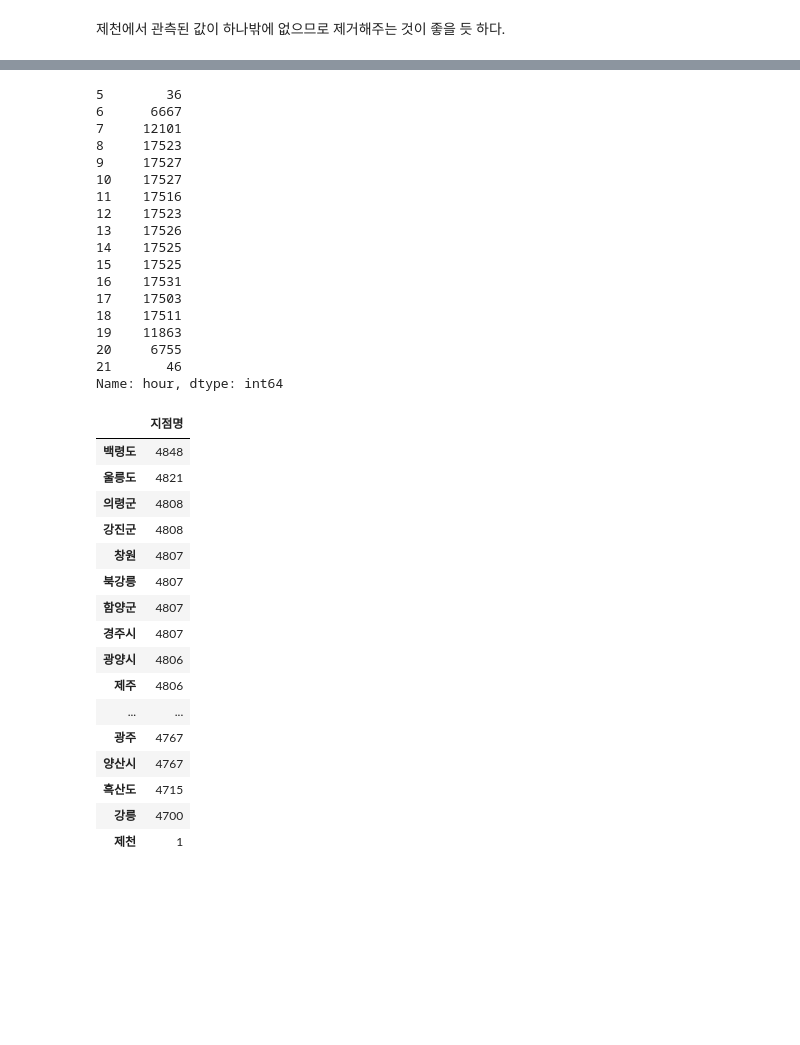
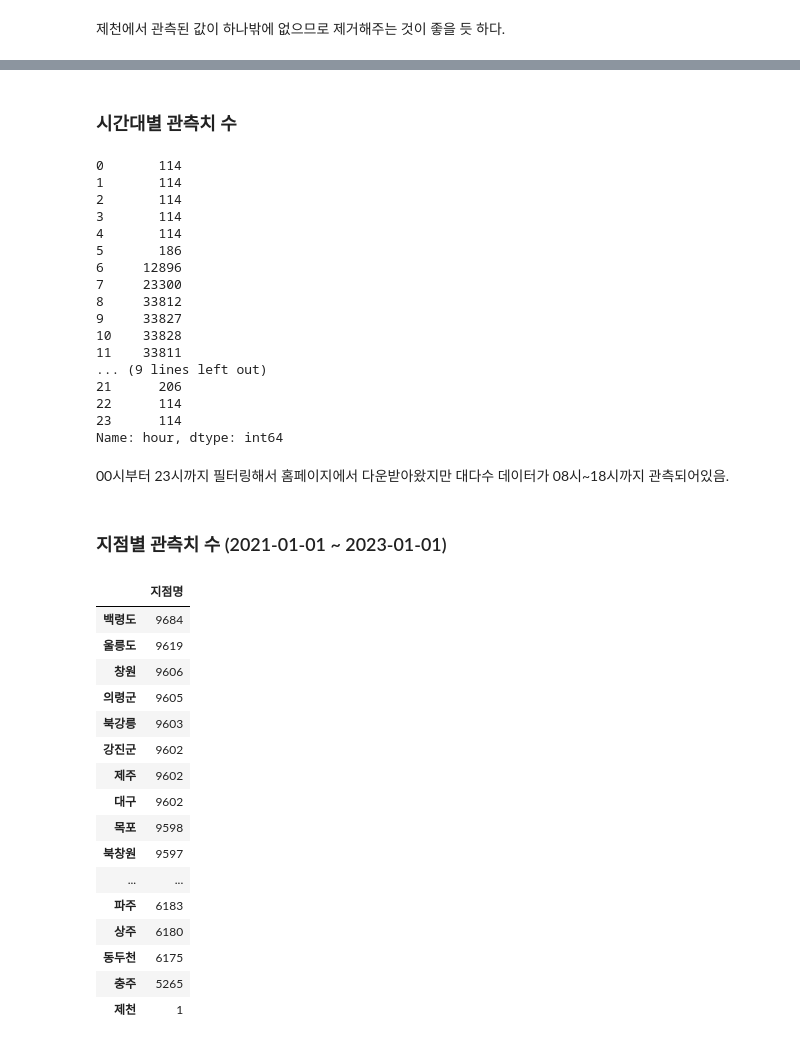
Before and after one commit to pinkocto/noteda, a Jupyter notebook: posts/2023-03-29-data0.ipynb, the cells around one changed output, grey strips where cells are left out. Cells and saved outputs as stored; diff of their text form; code cells hidden in the pictures; blank space fills up the shorter version.

```diff
--- a/posts/2023-03-29-data0.ipynb
+++ b/posts/2023-03-29-data0.ipynb
@@ -133,7 +98,8 @@ df1.tail()
 # %%
-df1['일시'] = pd.to_datetime(df1['일시'])
-df1['Datetime'] = df1['일시'].dt.date
-df1['hour'] = df1['일시'].dt.hour
-df1.head()
+# dtype 변환 및 hour변수 생성.
+df_raw['일시'] = pd.to_datetime(df_raw['일시'])
+df_raw['Datetime'] = df_raw['일시'].dt.date
+df_raw['hour'] = df_raw['일시'].dt.hour
+df_raw.head()
 # %% [output]
 |  | 지점 | 지점명 | 일시 | 일사(MJ/m2) | Datetime | hour |
@@ -145,41 +131,46 @@ df1.head()
+# %% [markdown]
+### 시간대별 관측치 수
 # %%
-df1['hour'].value_counts().sort_index()
+df_raw['hour'].value_counts().sort_index()
 # %% [output]
-5        36
-6      6667
-7     12101
-8     17523
-9     17527
-10    17527
-11    17516
-12    17523
-13    17526
-14    17525
-15    17525
-16    17531
-17    17503
-18    17511
-19    11863
-20     6755
-21       46
+0       114
+1       114
+2       114
+3       114
+4       114
+5       186
+6     12896
+7     23300
+8     33812
+9     33827
+10    33828
+11    33811
+... (9 lines left out)
+21      206
+22      114
+23      114
 Name: hour, dtype: int64
+# %% [markdown]
+00시부터 23시까지 필터링해서 홈페이지에서 다운받아왔지만 대다수 데이터가 08시~18시까지 관측되어있음.
+# %% [markdown]
+### 지점별 관측치 수 (2021-01-01 ~ 2023-01-01)
 # %%
-pd.DataFrame(df1['지점명'].value_counts())
+pd.DataFrame(df_raw['지점명'].value_counts())
 # %% [output]
 |  | 지점명 |
-| 백령도 | 4848 |
-| 울릉도 | 4821 |
-| 의령군 | 4808 |
-| 강진군 | 4808 |
-| 창원 | 4807 |
-| 북강릉 | 4807 |
-| 함양군 | 4807 |
-| 경주시 | 4807 |
-| 광양시 | 4806 |
-| 제주 | 4806 |
+| 백령도 | 9684 |
+| 울릉도 | 9619 |
+| 창원 | 9606 |
+| 의령군 | 9605 |
+| 북강릉 | 9603 |
+| 강진군 | 9602 |
+| 제주 | 9602 |
+| 대구 | 9602 |
+| 목포 | 9598 |
+| 북창원 | 9597 |
 | ... | ... |
-| 광주 | 4767 |
-| 양산시 | 4767 |
-| 흑산도 | 4715 |
-| 강릉 | 4700 |
+| 파주 | 6183 |
+| 상주 | 6180 |
+| 동두천 | 6175 |
+| 충주 | 5265 |
 | 제천 | 1 |
```
Also changed, not shown: parts of 47 cells of this notebook, 5 other files.
